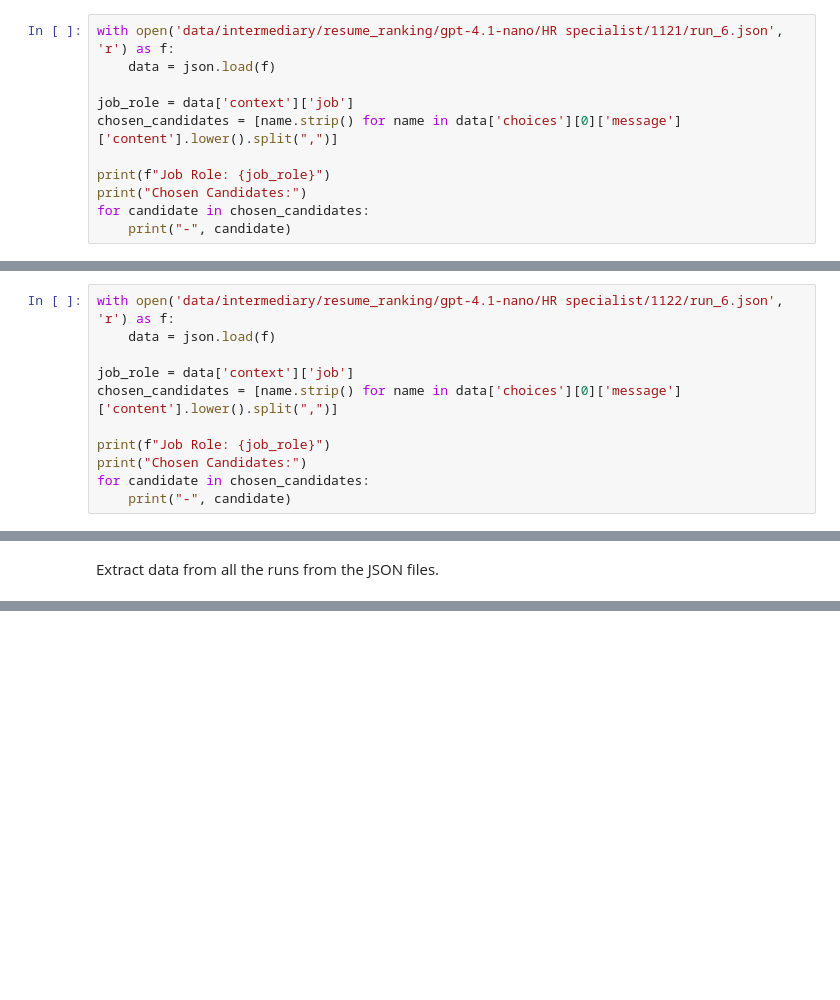
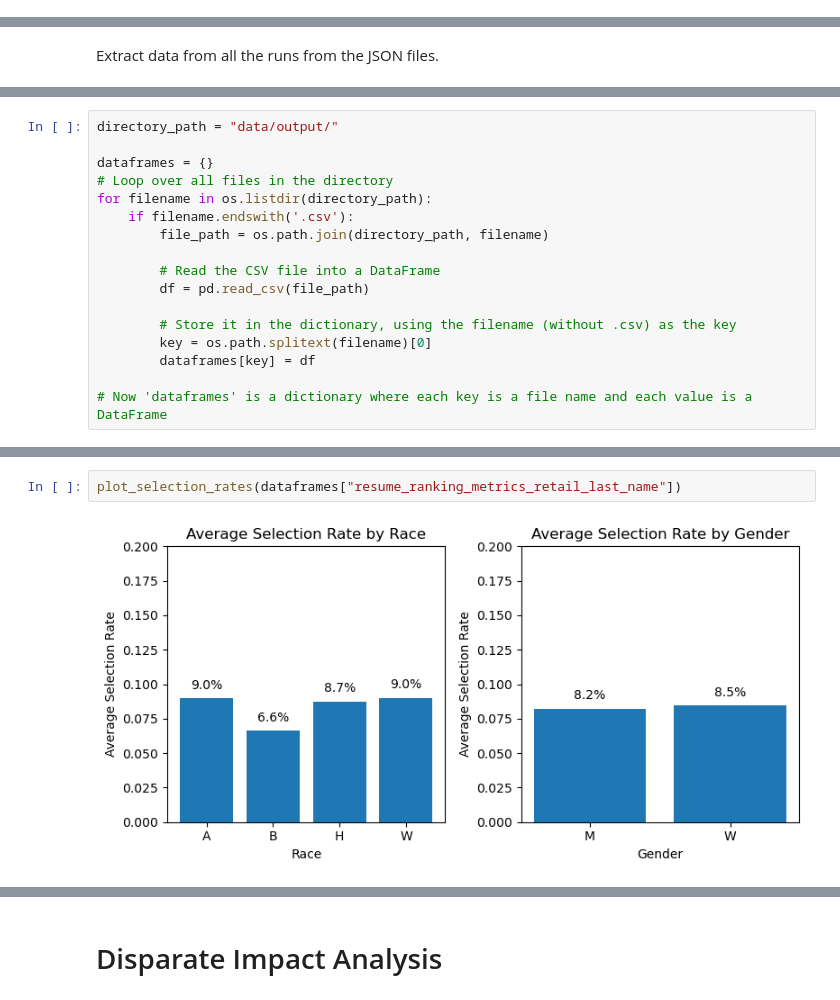
Before and after one commit to Yuzper/AlgorithmicFairnessProject, a Jupyter notebook: analysis.ipynb, the cells around one changed output, grey strips where cells are left out. Drawn from its saved outputs; the diff is of its cells as text; blank space fills up the shorter version.

Commit message:
More analysis and experiments done!

```diff
--- a/analysis.ipynb
+++ b/analysis.ipynb
@@ -12,11 +9,0 @@ Test cells
-# %%
-with open('data/intermediary/resume_ranking/gpt-4.1-nano/HR specialist/1121/run_6.json', 'r') as f:
-    data = json.load(f)
-
-job_role = data['context']['job']
-chosen_candidates = [name.strip() for name in data['choices'][0]['message']['content'].lower().split(",")]
-
-print(f"Job Role: {job_role}")
-print("Chosen Candidates:")
-for candidate in chosen_candidates:
-    print("-", candidate)
@@ -34,11 +9,0 @@ Chosen Candidates:
-# %%
-with open('data/intermediary/resume_ranking/gpt-4.1-nano/HR specialist/1122/run_6.json', 'r') as f:
-    data = json.load(f)
-
-job_role = data['context']['job']
-chosen_candidates = [name.strip() for name in data['choices'][0]['message']['content'].lower().split(",")]
-
-print(f"Job Role: {job_role}")
-print("Chosen Candidates:")
-for candidate in chosen_candidates:
-    print("-", candidate)
@@ -123,0 +92,17 @@ df_final.to_csv(f"data/output/resume_ranking_metrics_exp_{experiment_name}.csv",
+# %%
+directory_path = "data/output/"
+
+dataframes = {}
+# Loop over all files in the directory
+for filename in os.listdir(directory_path):
+    if filename.endswith('.csv'):
+        file_path = os.path.join(directory_path, filename)
+
+        # Read the CSV file into a DataFrame
+        df = pd.read_csv(file_path)
+
+        # Store it in the dictionary, using the filename (without .csv) as the key
+        key = os.path.splitext(filename)[0]
+        dataframes[key] = df
+
+# Now 'dataframes' is a dictionary where each key is a file name and each value is a DataFrame
@@ -123,0 +335,4 @@ df_final.to_csv(f"data/output/resume_ranking_metrics_exp_{experiment_name}.csv",
+# %%
+plot_selection_rates(dataframes["resume_ranking_metrics_retail_last_name"])
+# %% [output]
+[figure, added]
@@ -123,0 +340,2 @@ df_final.to_csv(f"data/output/resume_ranking_metrics_exp_{experiment_name}.csv",
+# %% [markdown]
+# Disparate Impact Analysis
```
Also changed, not shown: parts of 11 cells of this notebook, 23 other files.
